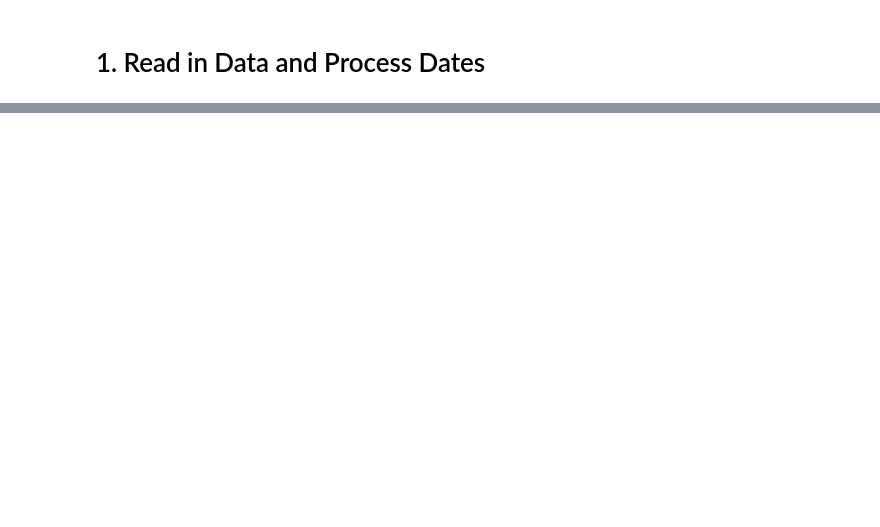
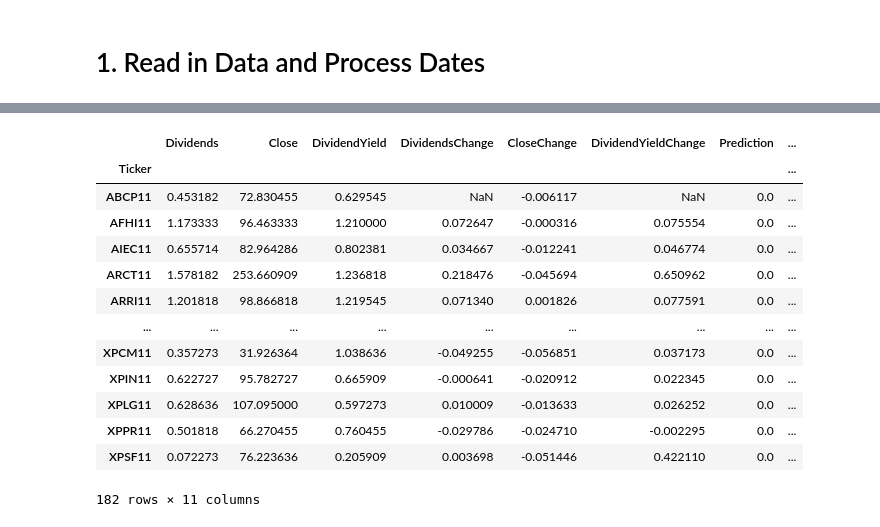
Before and after one commit to HpDiniz/An-lise-Financeira, a Jupyter notebook: Projeto_de_Pesquisa_Mestrado.ipynb, the cells around one changed output, grey strips where cells are left out. Saved outputs shown, nothing was run; the diff lists cells and outputs as text; code cells hidden in the pictures; blank space fills up the shorter version.

```diff
--- a/Projeto_de_Pesquisa_Mestrado.ipynb
+++ b/Projeto_de_Pesquisa_Mestrado.ipynb
@@ -526,0 +382,10 @@ IndexError: ignored
+# %%
+# Obtém a lista de todos os fundos imobiliários existentes
+
+try:
+    df_funds = pd.read_sql('df_funds', engine)
+except:
+    df_funds = get_all_funds()
+    df_funds.to_sql('df_funds', engine, if_exists='replace', index=False)
+
+print(str(len(df_funds)) + " fundos imobiliários foram encontrados.")
@@ -526,0 +429,8 @@ IndexError: ignored
+# %%
+# Calcula a variação percentual ao longo do tempo
+for fundo in df_history['Ticker'].unique():
+    df_history.loc[df_history.Ticker == fundo, 'DividendsChange'] = df_history[df_history.Ticker == fundo]['Dividends'].pct_change()
+    df_history.loc[df_history.Ticker == fundo, 'CloseChange'] = df_history[df_history.Ticker == fundo]['Close'].pct_change()
+    df_history.loc[df_history.Ticker == fundo, 'DividendYieldChange'] = df_history[df_history.Ticker == fundo]['DividendYield'].pct_change()
+
+df_history = df_history.dropna()
@@ -526,0 +738,21 @@ IndexError: ignored
+# %%
+tickers = df_history['Ticker'].unique()
+# %%
+df_history_enhanced = df_history.copy()
+df_history_enhanced['Prediction'] = False
+df_history_enhanced['QuantidadeImoveis'] = 0.0
+df_history_enhanced['VacanciaMedia'] = 0.0
+df_history_enhanced['InadimplenciaMedia'] = 0.0
+df_history_enhanced['ParticipacaoMedia'] = 0.0
+
+for fundo in tickers:
+
+    df_target = df_adress[df_adress['Ticker'] == fundo]
+    df_history_enhanced.loc[df_history_enhanced.Ticker == fundo, 'QuantidadeImoveis'] = float(len(df_target))
+
+    if float(len(df_target)) > 0:
+        df_history_enhanced.loc[df_history_enhanced.Ticker == fundo, 'VacanciaMedia'] = float(df_target['PecentualVacancia'].mean())
+        df_history_enhanced.loc[df_history_enhanced.Ticker == fundo, 'ParticipacaoMedia'] = float(df_target['PercentualPartic'].mean())
+        df_history_enhanced.loc[df_history_enhanced.Ticker == fundo, 'InadimplenciaMedia'] = float(df_target['PercentualInadimplencia90Dias'].mean())
+
+df_history_enhanced
@@ -526,0 +773,17 @@ IndexError: ignored
+# %%
+df_history_enhanced.groupby(['Ticker']).mean()
+# %% [output]
+|  | Dividends | Close | DividendYield | DividendsChange | CloseChange | DividendYieldChange | Prediction | ... |
+| Ticker |  |  |  |  |  |  |  | ... |
+| ABCP11 | 0.453182 | 72.830455 | 0.629545 | NaN | -0.006117 | NaN | 0.0 | ... |
+| AFHI11 | 1.173333 | 96.463333 | 1.210000 | 0.072647 | -0.000316 | 0.075554 | 0.0 | ... |
+| AIEC11 | 0.655714 | 82.964286 | 0.802381 | 0.034667 | -0.012241 | 0.046774 | 0.0 | ... |
+| ARCT11 | 1.578182 | 253.660909 | 1.236818 | 0.218476 | -0.045694 | 0.650962 | 0.0 | ... |
+| ARRI11 | 1.201818 | 98.866818 | 1.219545 | 0.071340 | 0.001826 | 0.077591 | 0.0 | ... |
+| ... | ... | ... | ... | ... | ... | ... | ... | ... |
+| XPCM11 | 0.357273 | 31.926364 | 1.038636 | -0.049255 | -0.056851 | 0.037173 | 0.0 | ... |
+| XPIN11 | 0.622727 | 95.782727 | 0.665909 | -0.000641 | -0.020912 | 0.022345 | 0.0 | ... |
+| XPLG11 | 0.628636 | 107.095000 | 0.597273 | 0.010009 | -0.013633 | 0.026252 | 0.0 | ... |
+| XPPR11 | 0.501818 | 66.270455 | 0.760455 | -0.029786 | -0.024710 | -0.002295 | 0.0 | ... |
+| XPSF11 | 0.072273 | 76.223636 | 0.205909 | 0.003698 | -0.051446 | 0.422110 | 0.0 | ... |
+182 rows × 11 columns
```
Also changed, not shown: parts of 52 cells of this notebook.
